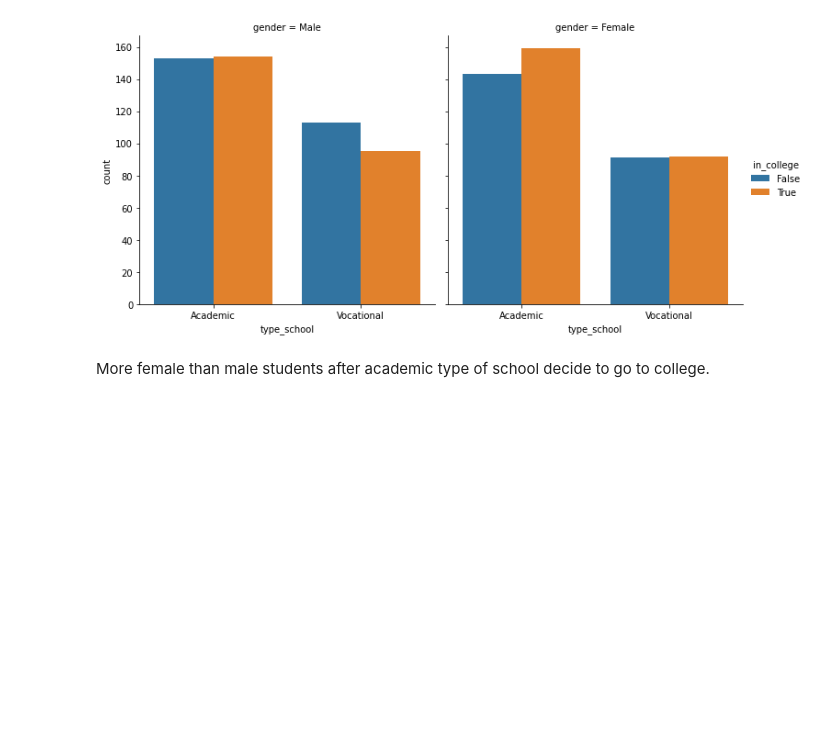
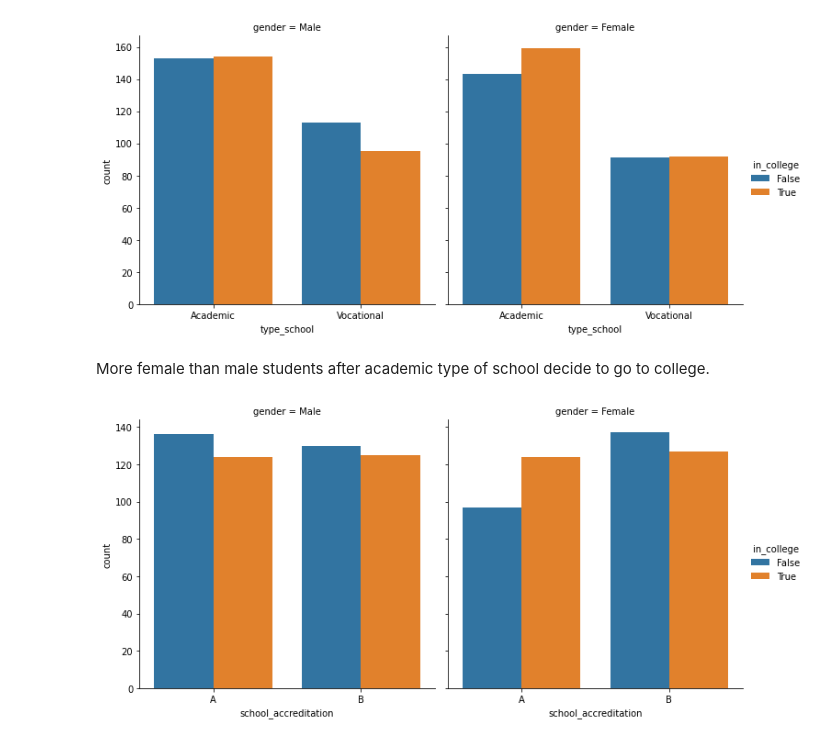
Before and after one commit to khady90/Kaggle, a Jupyter notebook: gotocollegedataset.ipynb, the cells around one changed output. Drawn from its saved outputs; the diff is of its cells as text; code cells hidden in the pictures; blank space fills up the shorter version.

Commit message:
Kaggle Notebook | GoToCollegeDataset | Preliminary Analysis + more EDA

```diff
--- a/gotocollegedataset.ipynb
+++ b/gotocollegedataset.ipynb
@@ -78,3 +96,7 @@ plot2 = sns.catplot(x = 'type_school', hue = 'in_college', col = 'gender', data=
 [figure]
 # %% [markdown]
 More female than male students after academic type of school decide to go to college.
+# %%
+plot3 = sns.catplot(x = 'school_accreditation', hue = 'in_college', col = 'gender', data= go_to_college_data, kind = 'count')
+# %% [output]
+[figure, added]
```
Also changed, not shown: parts of 4 cells of this notebook.
